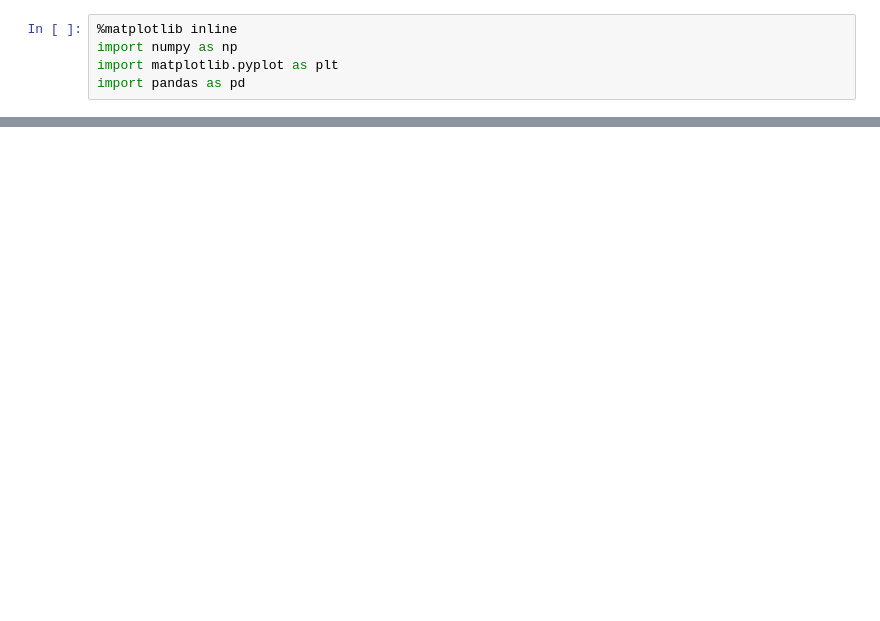
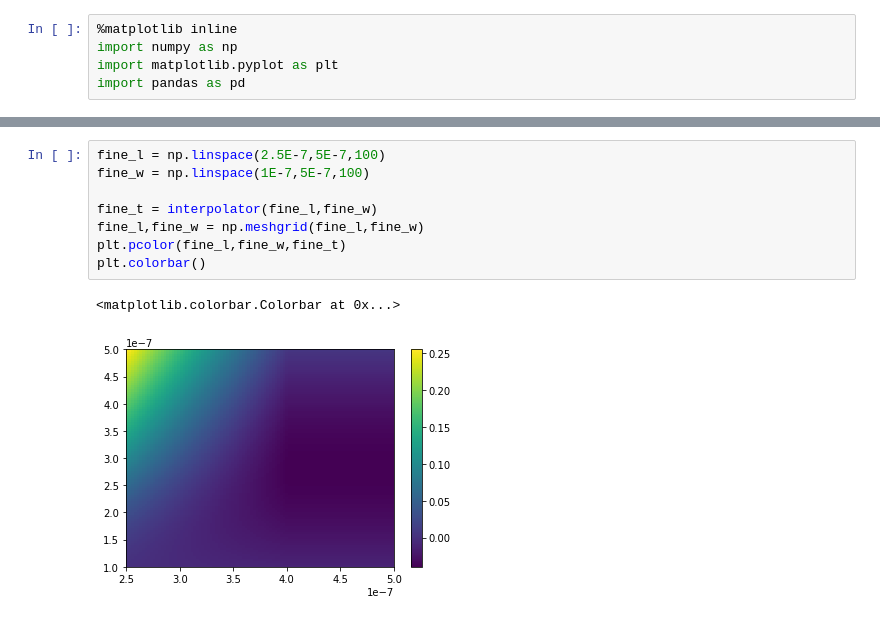
Before and after one commit to jaumededios/nonlocal_heat, a Jupyter notebook: Simulation Analysis/Simulation Analysis.ipynb, the cells around one changed output, grey strips where cells are left out. Saved outputs shown, nothing was run; the diff lists cells and outputs as text; blank space fills up the shorter version.

```diff
--- a/Simulation Analysis/Simulation Analysis.ipynb
+++ b/Simulation Analysis/Simulation Analysis.ipynb
@@ -36,0 +111,11 @@ len(w)
+# %%
+fine_l = np.linspace(2.5E-7,5E-7,100)
+fine_w = np.linspace(1E-7,5E-7,100)
+
+fine_t = interpolator(fine_l,fine_w)
+fine_l,fine_w = np.meshgrid(fine_l,fine_w)
+plt.pcolor(fine_l,fine_w,fine_t)
+plt.colorbar()
+# %% [output]
+<matplotlib.colorbar.Colorbar at 0x...>
+[figure, added]
```
Also changed, not shown: parts of 17 cells of this notebook, 7 other files.
